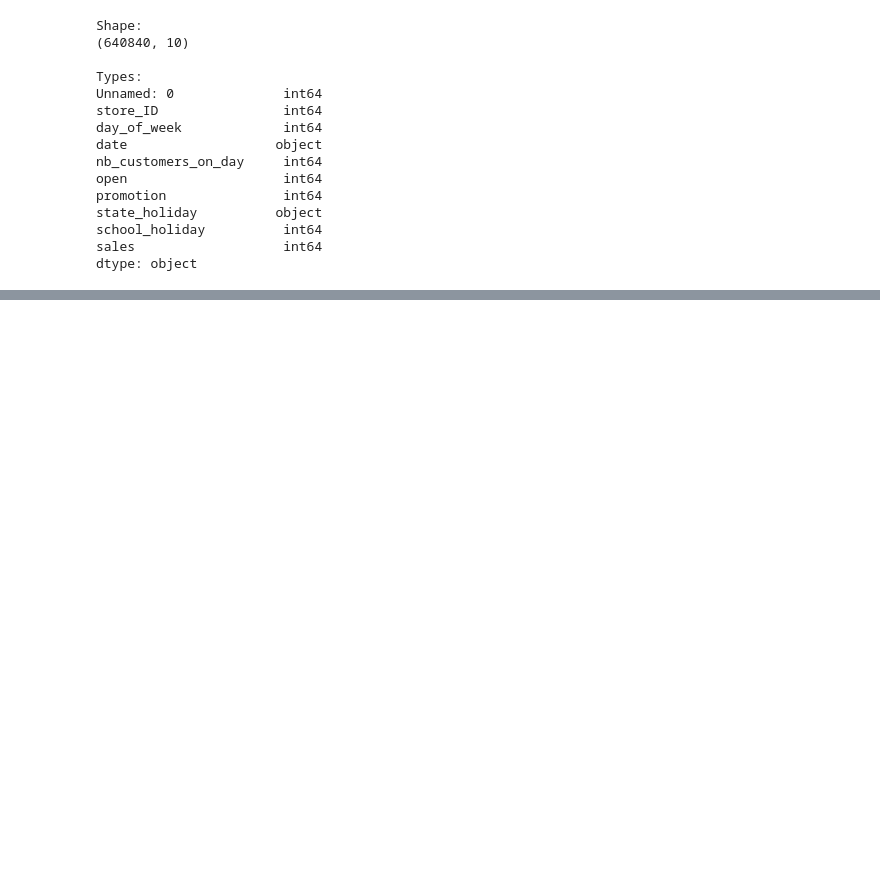
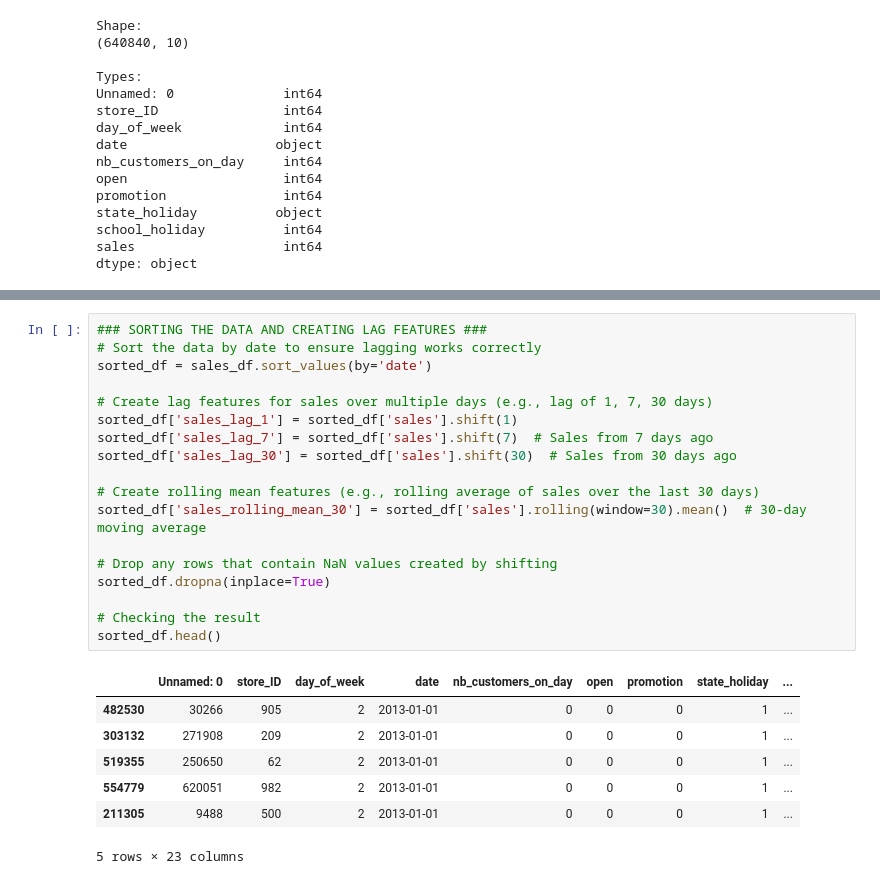
Before and after one commit to Grimngor/ironkaggle, a Jupyter notebook: main.ipynb, the cells around one changed output, grey strips where cells are left out. Drawn from its saved outputs; the diff is of its cells as text; blank space fills up the shorter version.

```diff
--- a/main.ipynb
+++ b/main.ipynb
@@ -159,0 +128,26 @@ plt.show()
+# %%
+### SORTING THE DATA AND CREATING LAG FEATURES ###
+# Sort the data by date to ensure lagging works correctly
+sorted_df = sales_df.sort_values(by='date')
+
+# Create lag features for sales over multiple days (e.g., lag of 1, 7, 30 days)
+sorted_df['sales_lag_1'] = sorted_df['sales'].shift(1)
+sorted_df['sales_lag_7'] = sorted_df['sales'].shift(7)  # Sales from 7 days ago
+sorted_df['sales_lag_30'] = sorted_df['sales'].shift(30)  # Sales from 30 days ago
+
+# Create rolling mean features (e.g., rolling average of sales over the last 30 days)
+sorted_df['sales_rolling_mean_30'] = sorted_df['sales'].rolling(window=30).mean()  # 30-day moving average
+
+# Drop any rows that contain NaN values created by shifting
+sorted_df.dropna(inplace=True)
+
+# Checking the result
+sorted_df.head()
+# %% [output]
+|  | Unnamed: 0 | store_ID | day_of_week | date | nb_customers_on_day | open | promotion | state_holiday | ... |
+| 482530 | 30266 | 905 | 2 | 2013-01-01 | 0 | 0 | 0 | 1 | ... |
+| 303132 | 271908 | 209 | 2 | 2013-01-01 | 0 | 0 | 0 | 1 | ... |
+| 519355 | 250650 | 62 | 2 | 2013-01-01 | 0 | 0 | 0 | 1 | ... |
+| 554779 | 620051 | 982 | 2 | 2013-01-01 | 0 | 0 | 0 | 1 | ... |
+| 211305 | 9488 | 500 | 2 | 2013-01-01 | 0 | 0 | 0 | 1 | ... |
+5 rows × 23 columns
```
Also changed, not shown: parts of 31 cells of this notebook, 2 other files.
